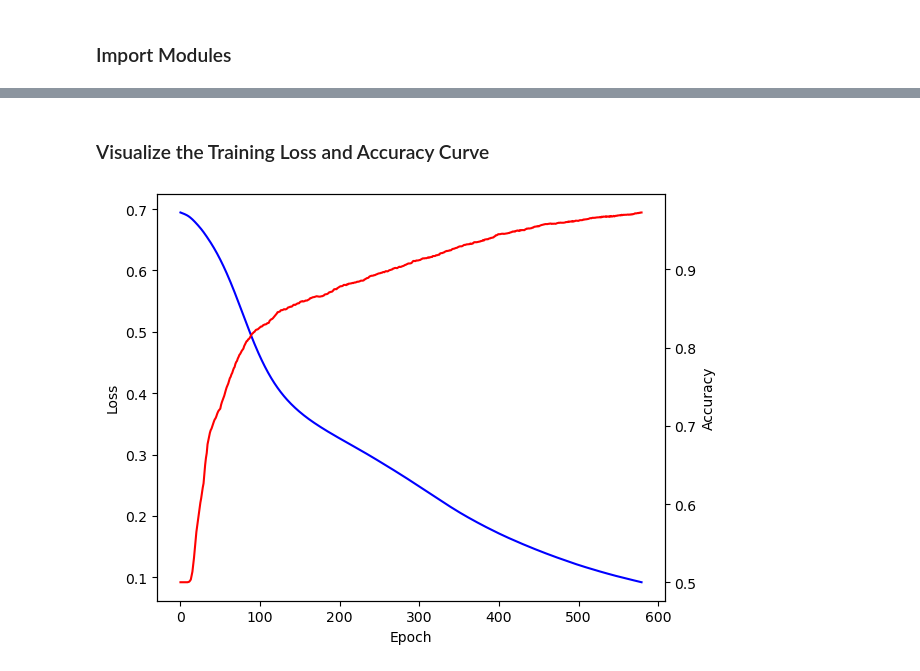
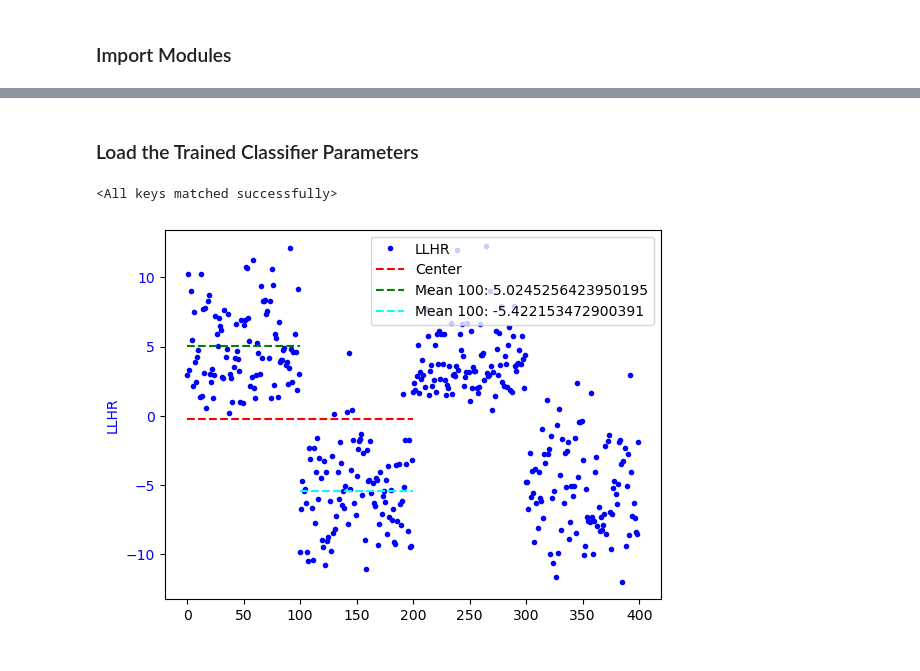
Before and after one commit to leonrenn/AWKWARD-TO-NN, a Jupyter notebook: sensitivity_approximation.ipynb, the cells around one changed output, grey strips where cells are left out. Drawn from its saved outputs; the diff is of its cells as text; code cells hidden in the pictures.

```diff
--- a/main.ipynb
+++ b/sensitivity_approximation.ipynb
@@ -172,6 +60,49 @@ trainer.test(model,
-# %% [markdown]
-### Visualize the Training Loss and Accuracy Curve
-# %%
-plot_acc_loss_curve(model=model)
-# %% [output]
-[figure, removed]
+# %% [markdown]
+### Load the Trained Classifier Parameters
+# %%
+input_dim = 607
+output_dim = 1
+hidden_dim = 10
+
+model = MLP_classifier(input_dim=input_dim,
+                       hidden_dim=hidden_dim,
+                       output_dim=output_dim,
+                       output_method="llhr")
+# %%
+model.load_state_dict(torch.load("trained_models/model.pt"))
+# %% [output]
+<All keys matched successfully>
+# %%
+# plt.plot(torch.exp(-model(test_set[0][0])).detach().numpy())
+# plt.yscale("log")
+
+# a plot with two y axis (left and right)
+fig, ax1 = plt.subplots()
+ax1.plot(model(test_set[0][0][:400]).detach().numpy(), color="blue", marker=".", linestyle="None", label="LLHR")
+ax1.hlines(
+    model(test_set[0][0][:200]).detach().numpy().mean(),
+    xmin=0,
+    xmax=200,
+    label="Center",
+    color="red",
+    linestyle="--")
+ax1.hlines(
+    model(test_set[0][0][:100]).detach().numpy().mean(),
+    xmin=0,
+    xmax=100,
+    label=f"Mean 100: {model(test_set[0][0][:100]).detach().numpy().mean()}",
+    color="green",
+    linestyle="--")
+ax1.hlines(
+    model(test_set[0][0][100:200]).detach().numpy().mean(),
+    xmin=100,
+    xmax=200,
+    label=f"Mean 100: {model(test_set[0][0][100:200]).detach().numpy().mean()}",
+    color="cyan",
+    linestyle="--")
+ax1.set_ylabel("LLHR", color="blue")
+ax1.tick_params(axis='y', labelcolor="blue")
+plt.legend()
+plt.show()
+# %% [output]
+[figure, added]
```
Also changed, not shown: parts of 23 cells of this notebook, 2 other files.
